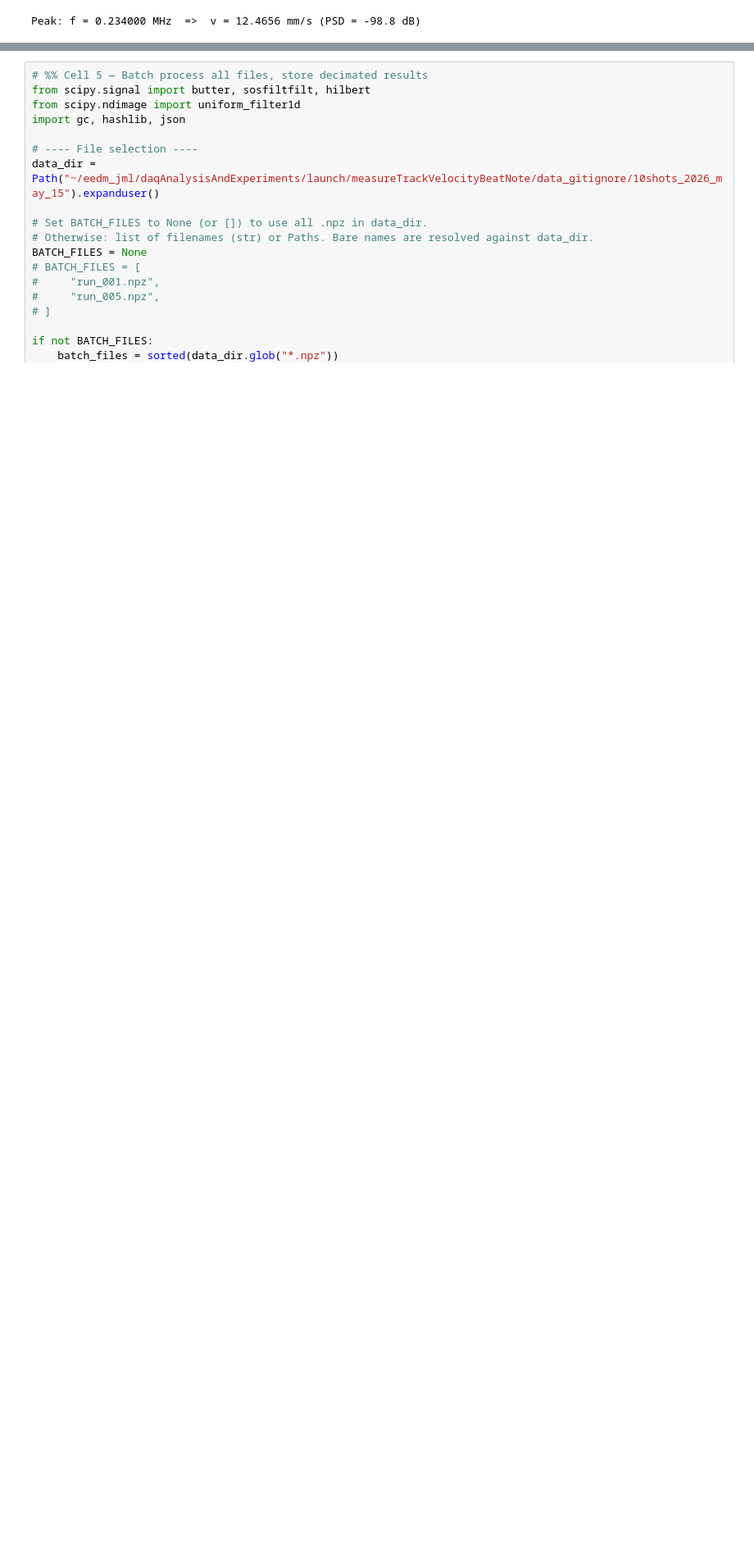
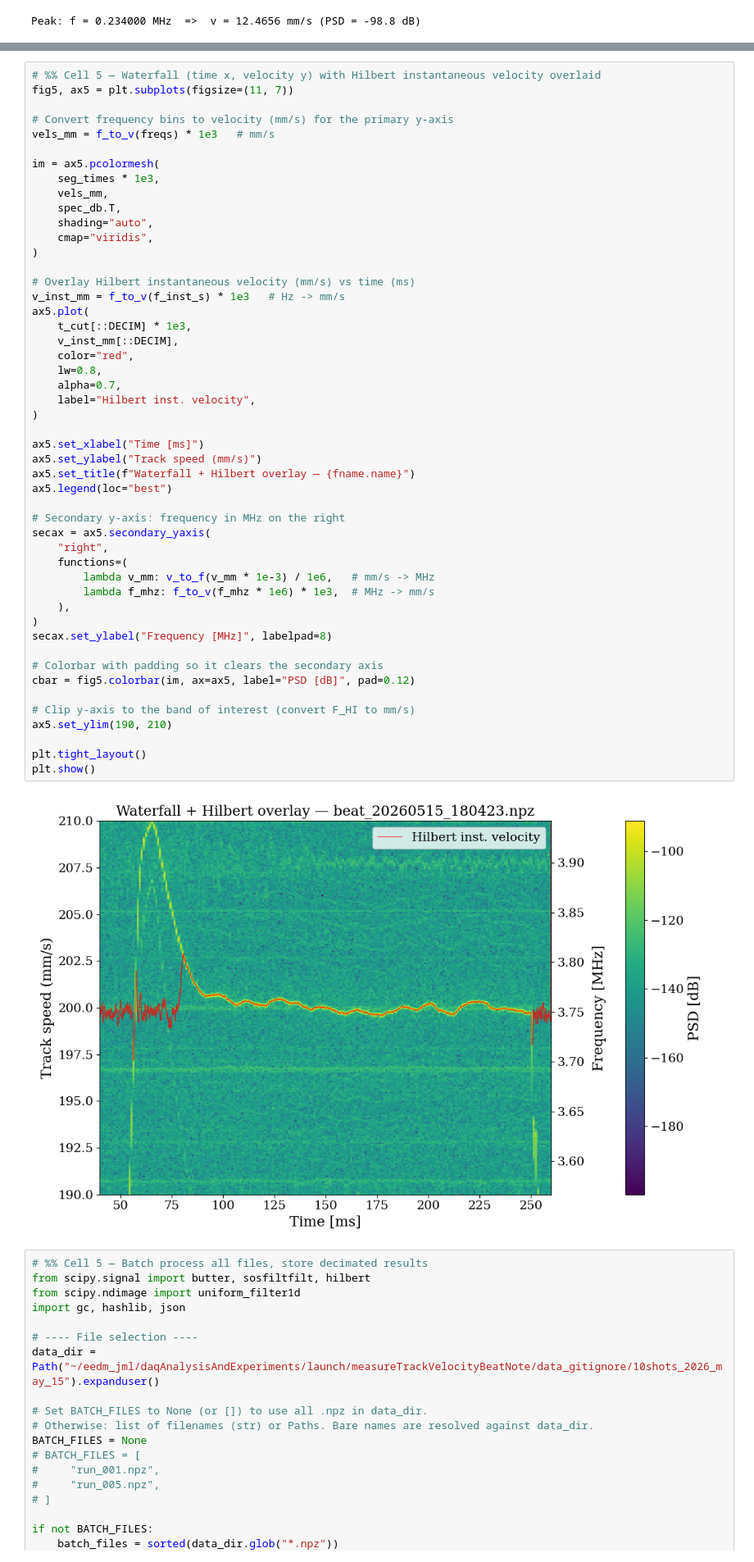
Before and after one commit to josephmlev/eedm_jml, a Jupyter notebook: daqAnalysisAndExperiments/launch/measureTrackVelocityBeatNote/beatNoteAnalysis.ipynb, the cells around one changed output, grey strips where cells are left out. Shown at 82% size. Drawn from its saved outputs; the diff is of its cells as text; blank space fills up the shorter version.

```diff
--- a/daqAnalysisAndExperiments/launch/measureTrackVelocityBeatNote/beatNoteAnalysis.ipynb
+++ b/daqAnalysisAndExperiments/launch/measureTrackVelocityBeatNote/beatNoteAnalysis.ipynb
@@ -307,3 +311,54 @@ plt.show()
+# %%
+# %% Cell 5 — Waterfall (time x, velocity y) with Hilbert instantaneous velocity overlaid
+fig5, ax5 = plt.subplots(figsize=(11, 7))
+
+# Convert frequency bins to velocity (mm/s) for the primary y-axis
+vels_mm = f_to_v(freqs) * 1e3   # mm/s
+
+im = ax5.pcolormesh(
+    seg_times * 1e3,
+    vels_mm,
+    spec_db.T,
+    shading="auto",
+    cmap="viridis",
+)
+
+# Overlay Hilbert instantaneous velocity (mm/s) vs time (ms)
+v_inst_mm = f_to_v(f_inst_s) * 1e3   # Hz -> mm/s
+ax5.plot(
+    t_cut[::DECIM] * 1e3,
+    v_inst_mm[::DECIM],
+    color="red",
+    lw=0.8,
+    alpha=0.7,
+    label="Hilbert inst. velocity",
+)
+
+ax5.set_xlabel("Time [ms]")
+ax5.set_ylabel("Track speed (mm/s)")
+ax5.set_title(f"Waterfall + Hilbert overlay — {fname.name}")
+ax5.legend(loc="best")
+
+# Secondary y-axis: frequency in MHz on the right
+secax = ax5.secondary_yaxis(
+    "right",
+    functions=(
+        lambda v_mm: v_to_f(v_mm * 1e-3) / 1e6,   # mm/s -> MHz
+        lambda f_mhz: f_to_v(f_mhz * 1e6) * 1e3,  # MHz -> mm/s
+    ),
+)
+secax.set_ylabel("Frequency [MHz]", labelpad=8)
+
+# Colorbar with padding so it clears the secondary axis
+cbar = fig5.colorbar(im, ax=ax5, label="PSD [dB]", pad=0.12)
+
+# Clip y-axis to the band of interest (convert F_HI to mm/s)
+ax5.set_ylim(190, 210)
+
+plt.tight_layout()
+plt.show()
+# %% [output]
+[figure, added]
 # %%
 # %% Cell 5 — Batch process all files, store decimated results
 from scipy.signal import butter, sosfiltfilt, hilbert
```
Also changed, not shown: parts of 5 cells of this notebook.
